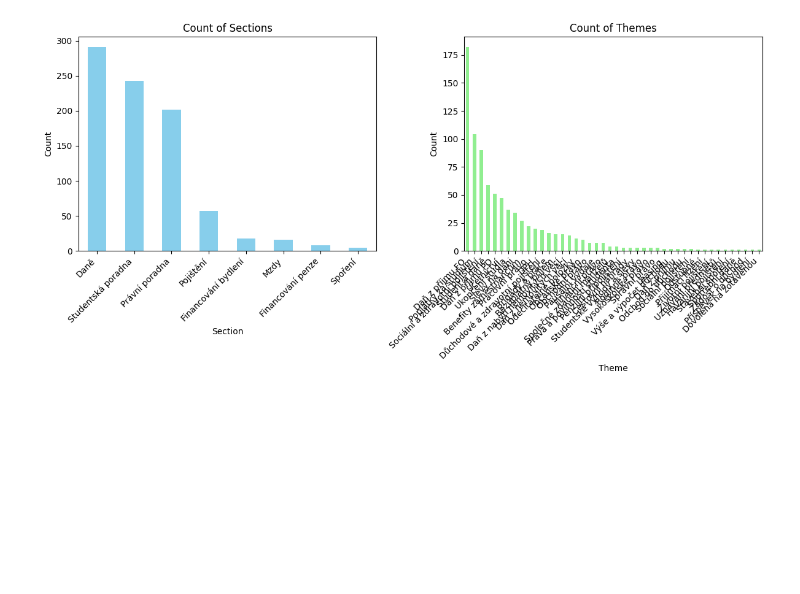
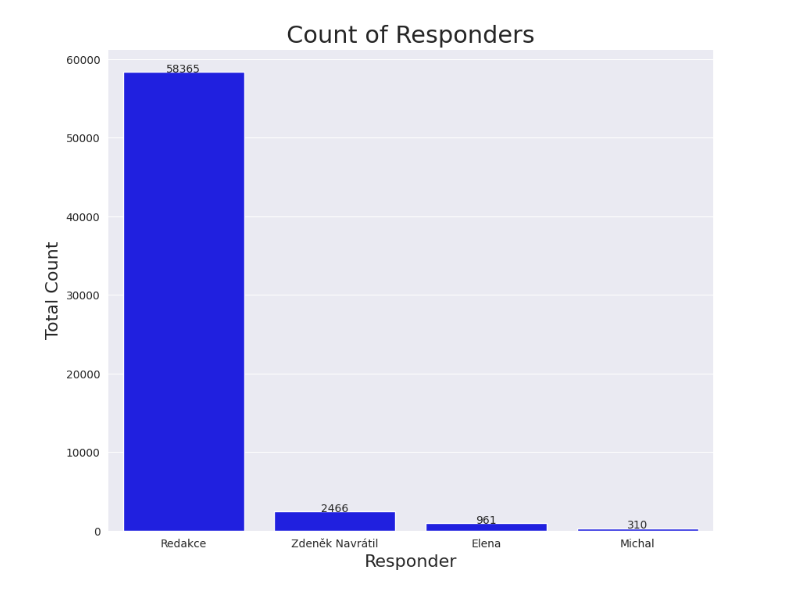
Before and after one commit to savchart/BP, a Jupyter notebook: notebooks/EDA.ipynb, the cells around one changed output. Cells and saved outputs as stored; diff of their text form; code cells hidden in the pictures; blank space fills up the shorter version.

```diff
--- a/notebooks/EDA.ipynb
+++ b/notebooks/EDA.ipynb
@@ -52,29 +126,20 @@ plt.show()
-# %%
-section_counts = df['Section'].value_counts()
-
-# Count occurrences of each theme
-theme_counts = df['Theme'].value_counts()
-
-# Plotting
-plt.figure(figsize=(12, 6))
-
-# Plot for sections
-plt.subplot(1, 2, 1)
-section_counts.plot(kind='bar', color='skyblue')
-plt.title('Count of Sections')
-plt.xlabel('Section')
-plt.ylabel('Count')
-plt.xticks(rotation=45, ha='right')
-
-# Plot for themes
-plt.subplot(1, 2, 2)
-theme_counts.plot(kind='bar', color='lightgreen')
-plt.title('Count of Themes')
-plt.xlabel('Theme')
-plt.ylabel('Count')
-plt.xticks(rotation=45, ha='right')
-
-plt.tight_layout()
-plt.show()
-# %% [output]
-[figure, removed]
+# %%
+plt.figure(figsize=(10, 8))
+plt.title('Count of Responders', size=22)
+
+responder_counts = df["Responder Name"].value_counts()
+
+g = sns.barplot(x=responder_counts.index, y=responder_counts.values, color='blue')
+g.set_xlabel("Responder", fontsize=16)
+g.set_ylabel("Total Count", fontsize=16)
+
+for p in g.patches:
+    height = p.get_height()
+    g.text(p.get_x() + p.get_width() / 2.,
+           height + 3,
+           '{:1.0f}'.format(height),
+           ha="center", fontsize=10)
+
+plt.show()
+# %% [output]
+[figure, added]
```
Also changed, not shown: parts of 19 cells of this notebook, 3 other files.
